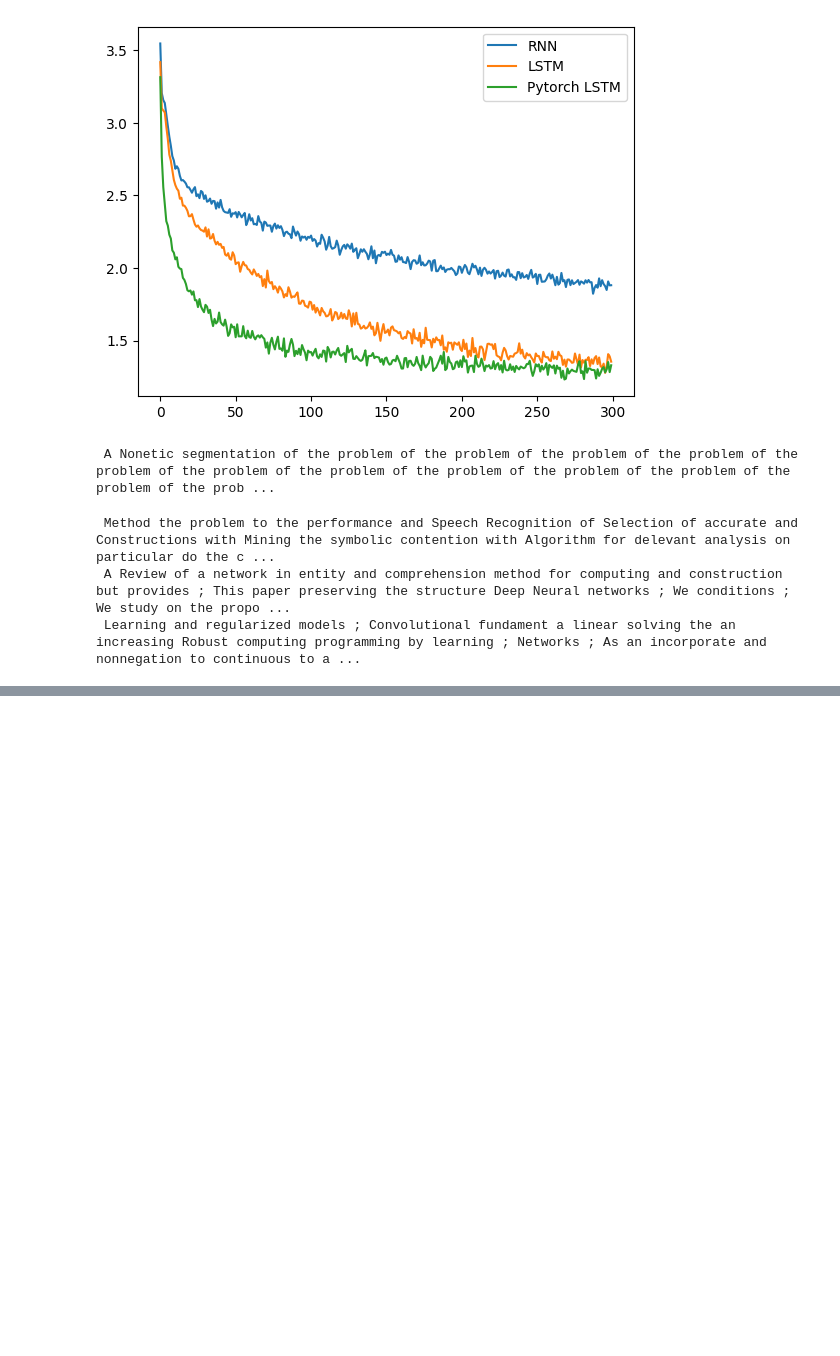
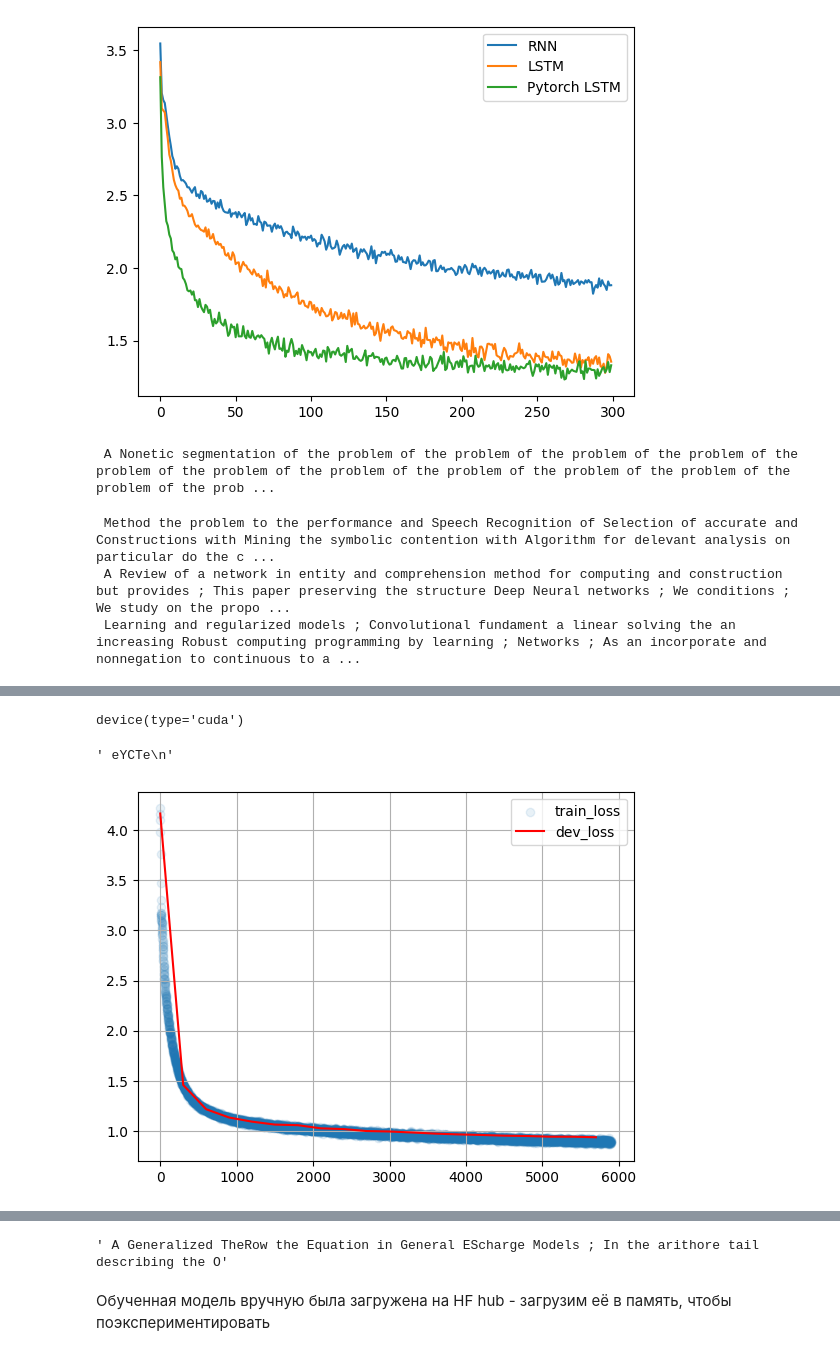
Before and after one commit to sswt/dive2gai, a Jupyter notebook: unit4/RNN_LSTM_Week1.ipynb, the cells around one changed output, grey strips where cells are left out. Cells and saved outputs as stored; diff of their text form; code cells hidden in the pictures; blank space fills up the shorter version.

```diff
--- a/unit4/RNN_LSTM_Week1.ipynb
+++ b/unit4/RNN_LSTM_Week1.ipynb
@@ -686,0 +680,9 @@ plt.legend(['RNN', 'LSTM', 'Pytorch LSTM']);
+# %%
+def to_matrix(lines, max_len=None, pad=all_letters.find(EOS), dtype=np.int64):
+    """Casts a list of lines into torch-digestable matrix"""
+    max_len = max_len or max(map(len, lines))
+    lines_ix = np.full([len(lines), max_len], pad, dtype=dtype)
+    for i in range(len(lines)):
+        line_ix = list(map(all_letters.find, lines[i][:max_len]))
+        lines_ix[i, :len(line_ix)] = line_ix
+    return lines_ix
@@ -686,0 +772,6 @@ plt.legend(['RNN', 'LSTM', 'Pytorch LSTM']);
+# %%
+device = torch.device('cuda' if torch.cuda.is_available else 'cpu')
+# device = torch.device('cpu')
+device
+# %% [output]
+device(type='cuda')
@@ -686,0 +780,43 @@ plt.legend(['RNN', 'LSTM', 'Pytorch LSTM']);
+# %%
+batch_size = 256
+n_layers = 2
+learning_rate = 1e-3
+rnn = LSTMPytorch(n_letters, 256, n_letters, num_layers=n_layers).to(device)
+opt = torch.optim.Adam(rnn.parameters(), lr=learning_rate)
+# %%
+generate(rnn, device=device)
+# %% [output]
+' eYCTe\n'
+# %%
+t0 = time()
+print_every = 100
+score_dev_every = 300
+train_history, dev_history = [], []
+
+for i in range(6000):
+    opt.zero_grad()
+    hidden = rnn.init_hidden(batch_size, device=device)
+    batch = torch.as_tensor(to_matrix(sample(lines, batch_size)), device=device)
+    loss = get_loss(rnn, batch, device)
+    loss.backward()
+    opt.step()
+
+    train_history.append((i, loss.item()))
+
+    if i % print_every == 0:
+        clear_output(True)
+        plt.scatter(*zip(*train_history), alpha=0.1, label='train_loss')
+        if len(dev_history):
+            plt.plot(*zip(*dev_history), color='red', label='dev_loss')
+        plt.legend(); plt.grid(); plt.show()
+        print(f'[{i}] loss: {loss.item():.3f}, elapsed: {time() - t0:.1f}')
+
+    if (i) % score_dev_every == 0:
+        print("Scoring dev...")
+        dev_history.append((i, score_lines(rnn, dev_lines[:1024], batch_size, device=device)))
+        print('#%i Dev loss: %.3f' % dev_history[-1])
+        print("Generated examples:")
+        for _ in range(3):
+            print(generate(rnn, device=device))
+# %% [output]
+[figure, added]
@@ -686,0 +824,4 @@ plt.legend(['RNN', 'LSTM', 'Pytorch LSTM']);
+# %%
+generate(rnn, device=device)
+# %% [output]
+' A Generalized TheRow the Equation in General EScharge Models ; In the arithore tail describing the O'
@@ -686,0 +830,2 @@ plt.legend(['RNN', 'LSTM', 'Pytorch LSTM']);
+# %% [markdown]
+Обученная модель вручную была загружена на HF hub - загрузим её в память, чтобы поэкспериментировать
```
Also changed, not shown: parts of 32 cells of this notebook, 1 other file.
